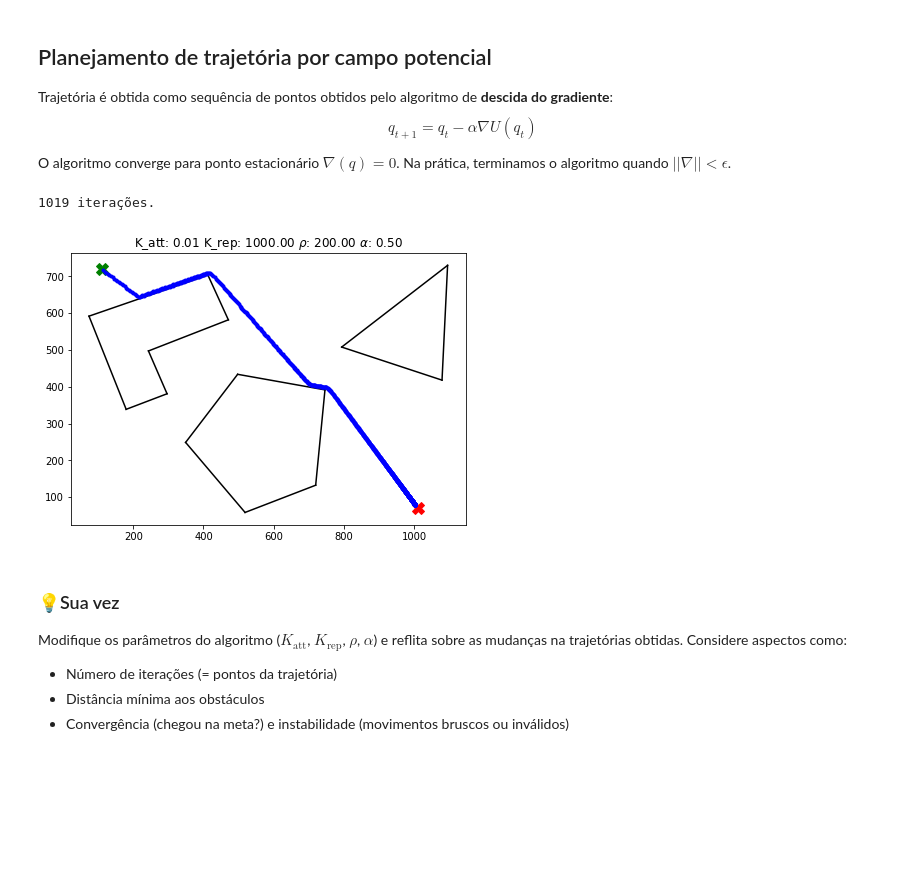
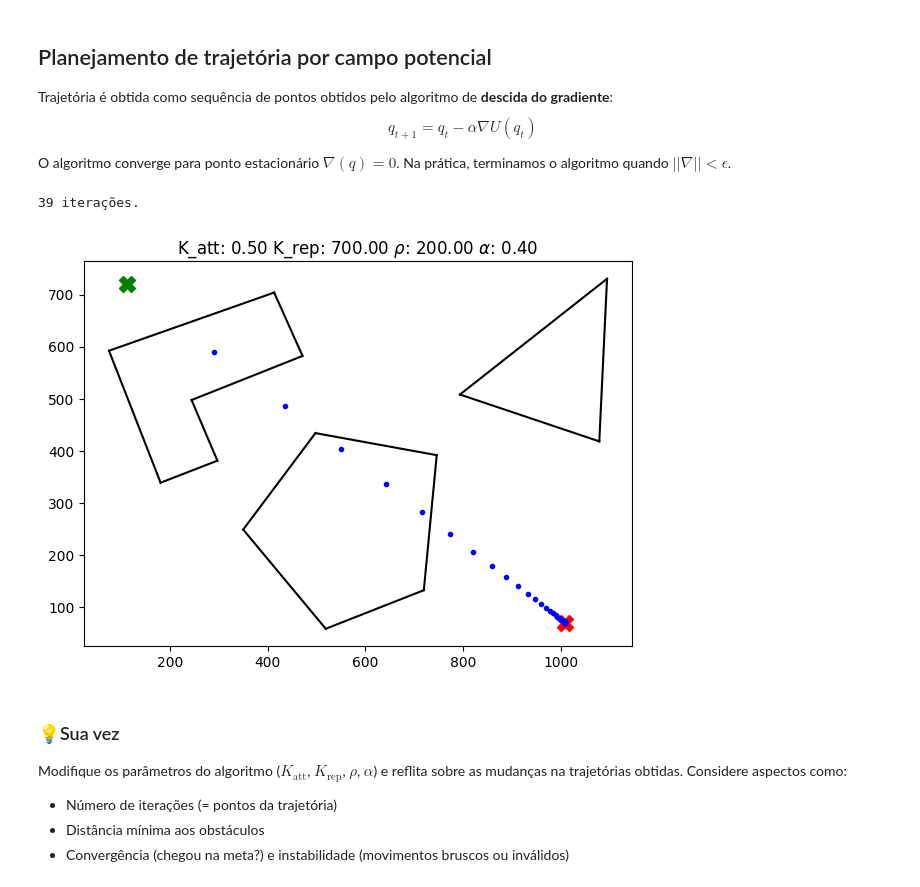
Before and after one commit to 14g0/duckievillage-assignments, a Jupyter notebook: p-fields/Campos Potenciais.ipynb, the cells around one changed output. Cells and saved outputs as stored; diff of their text form; code cells hidden in the pictures; blank space fills up the shorter version.

```diff
--- a/p-fields/Campos Potenciais.ipynb
+++ b/p-fields/Campos Potenciais.ipynb
@@ -48,18 +48,23 @@ altura = 841
 # %%
 # Obstáculos: lista de listas de vértices de polígonos
 O = [
-# L
- np.array(
-     [[179.917,  74.083, 412.750, 470.958, 243.417, 296.333],   # Coordenadas x
-      [338.667, 592.083, 703.792, 582.083, 497.417, 381.000]]), # Coordenadas y
-# Triângulo
- np.array(
-     [[793.750, 1095.375, 1079.5],
-      [508.000,  730.250,  418.042]]),
-# Pentágono
- np.array(
-     [[518.583, 349.250, 497.417, 746.125, 719.667],
-      [ 58.208, 248.708, 433.917, 391.583, 132.292]])
+    # L
+    np.array(
+        [[179.917,  74.083, 412.750, 470.958, 243.417, 296.333], # Coordenadas x
+        [338.667, 592.083, 703.792, 582.083, 497.417, 381.000]]  # Coordenadas y
+    ),
+
+    # Triângulo
+    np.array(
+        [[793.750, 1095.375, 1079.5],
+        [508.000,  730.250,  418.042]]
+    ),
+
+    # Pentágono
+    np.array(
+        [[518.583, 349.250, 497.417, 746.125, 719.667],
+        [ 58.208, 248.708, 433.917, 391.583, 132.292]]
+    )
 ]
 # %%
 # Vamos exibir o espaço de configurações com os obstáculos
@@ -150,7 +155,7 @@ rho = 50.0 # raio de influência
 
 def U_rep_obs(x, y, o):
     " Potencial repulsivo para polígno o. "
-    dist = np.Infinity*np.ones(x.shape)
+    dist = np.inf*np.ones(x.shape)
     # Encontra menor distância a aresta de polígono
     a = o[:,-1]
     for i in range(o.shape[1]):
@@ -254,7 +260,7 @@ def grad(q):
     # Potenciais repulsores
     for o in O: # para cada obstáculo
         # Calcula distância de ponto q a objeto
-        dist = np.Infinity
+        dist = np.inf
         a = o[:,-1]
         p = a[:] # ponto mais próximo
         for i in range(o.shape[1]):
@@ -285,41 +291,41 @@ q_i   = np.array([110, 720]) # posição inicial
 
 q_f   = np.array([1010, 70]) # posição final (desejada)
 
-k_att = 0.01 # constante de atração
+k_att = 0.5 # constante de atração
 
-k_rep = 1000.0 # constante de repulsão
+k_rep = 700.0 # constante de repulsão
 
 rho = 200.0 # raio de influência
 
-a = 0.5 # tamanho do passo
+a = 0.4 # tamanho do passo
 
 # Vamos exibir os obstáculos e posições inicial e final
 ar = largura/altura
 plt.figure(figsize=(5*ar,5))
 plt.title(rf"K_att: {k_att:.2f} K_rep: {k_rep:.2f} $\rho$: {rho:.2f} $\alpha$: {a:.2f}")
 for o in O:
     for i in range(o.shape[1]-1):
         plt.plot([ o[0,i],o[0,i+1]], [o[1,i],o[1,i+1]], color='k')
     plt.plot([ o[0,-1],o[0,0]], [o[1,-1],o[1,0]], color='k')
 plt.plot(q_i[0], q_i[1], color='g', marker='X', markersize=12);
 plt.plot(q_f[0], q_f[1], color='r', marker='X', markersize=12);
 
 # Descida do gradiente
 
 q = q_i[:]
 g = grad(q)
 k = 0
 while np.dot(g,g) > 0.01:
     q = q - a*g
     plt.plot(q[0], q[1], color='b', marker='o', markersize=3);
     g = grad(q)
     k += 1
     if k > 10000: # evita laço infinito
         break
 print(f"{k} iterações.")
 # %% [output]
-1019 iterações.
+39 iterações.
-[figure, old version]
+[figure, new version]
 # %% [markdown]
 ### 💡Sua vez
 
```
Also changed, not shown: parts of 11 cells of this notebook.
